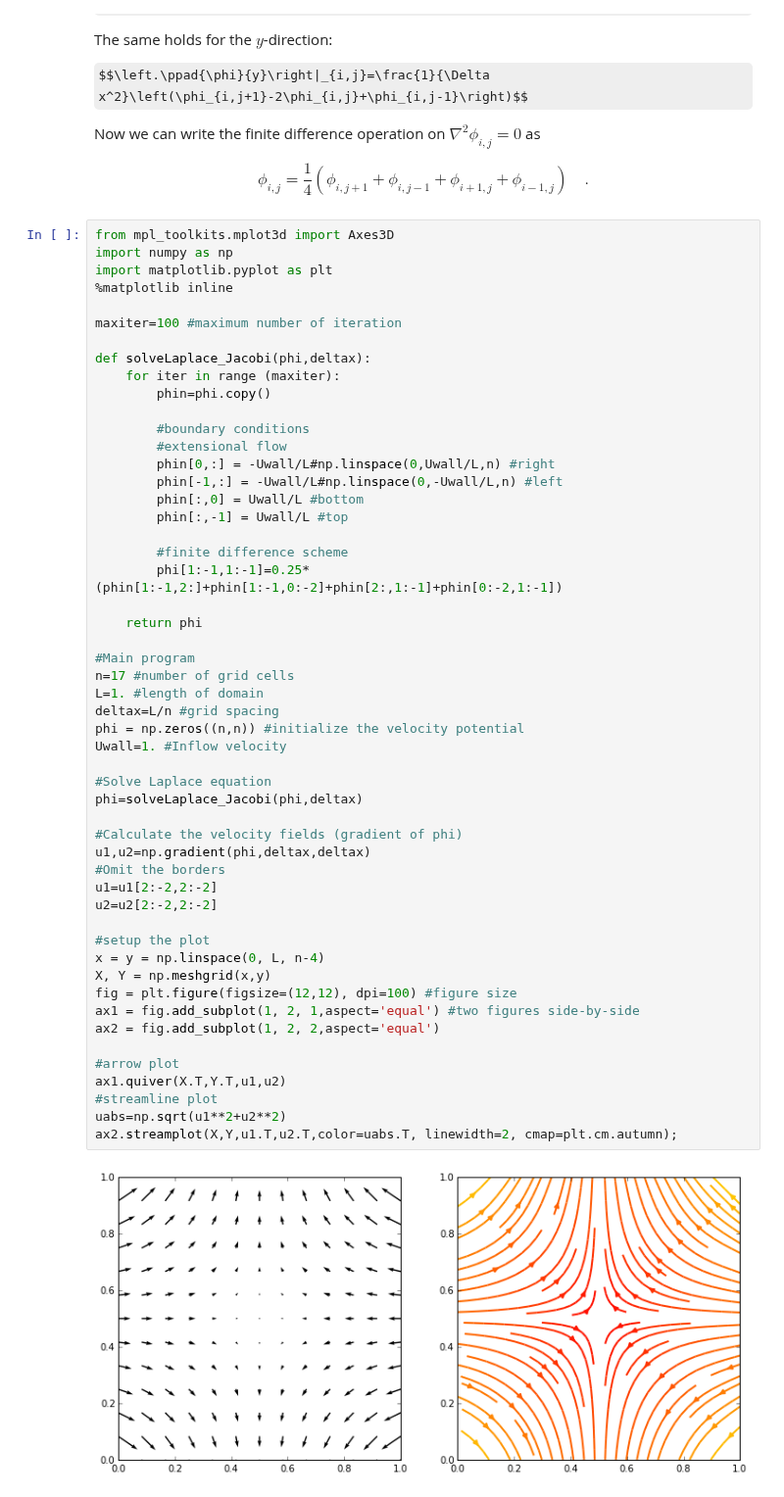
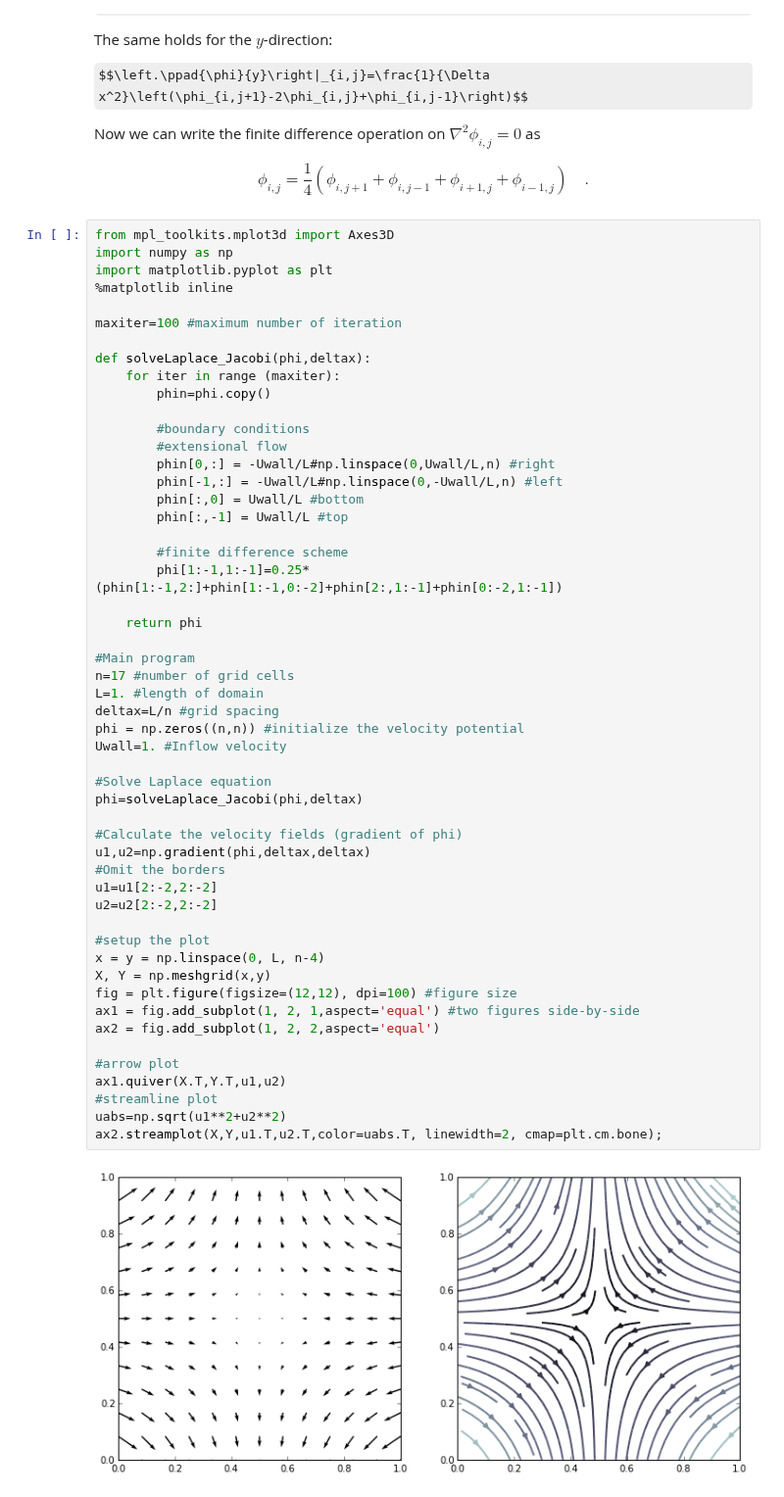
Before and after one commit to cdohl/ph3501, a Jupyter notebook: notebooks/07_Solving the Laplace Equation numerically.ipynb, the cells around one changed output. Shown at 98% size. Saved outputs shown, nothing was run; the diff lists cells and outputs as text; some formulas as TeX source.

```diff
--- a/notebooks/07_Solving the Laplace Equation numerically.ipynb
+++ b/notebooks/07_Solving the Laplace Equation numerically.ipynb
@@ -76,32 +76,32 @@ def solveLaplace_Jacobi(phi,deltax):
     return phi
 
 #Main program
 n=17 #number of grid cells
 L=1. #length of domain
 deltax=L/n #grid spacing
 phi = np.zeros((n,n)) #initialize the velocity potential
 Uwall=1. #Inflow velocity
 
 #Solve Laplace equation
 phi=solveLaplace_Jacobi(phi,deltax)
 
 #Calculate the velocity fields (gradient of phi)
 u1,u2=np.gradient(phi,deltax,deltax)
 #Omit the borders
 u1=u1[2:-2,2:-2]
 u2=u2[2:-2,2:-2]
 
 #setup the plot
 x = y = np.linspace(0, L, n-4)
 X, Y = np.meshgrid(x,y)
 fig = plt.figure(figsize=(12,12), dpi=100) #figure size
 ax1 = fig.add_subplot(1, 2, 1,aspect='equal') #two figures side-by-side
 ax2 = fig.add_subplot(1, 2, 2,aspect='equal')
 
 #arrow plot
 ax1.quiver(X.T,Y.T,u1,u2)
 #streamline plot
 uabs=np.sqrt(u1**2+u2**2)
-ax2.streamplot(X,Y,u1.T,u2.T,color=uabs.T, linewidth=2, cmap=plt.cm.autumn);
+ax2.streamplot(X,Y,u1.T,u2.T,color=uabs.T, linewidth=2, cmap=plt.cm.bone);
 # %% [output]
-[figure, old version]
+[figure, new version]
```
